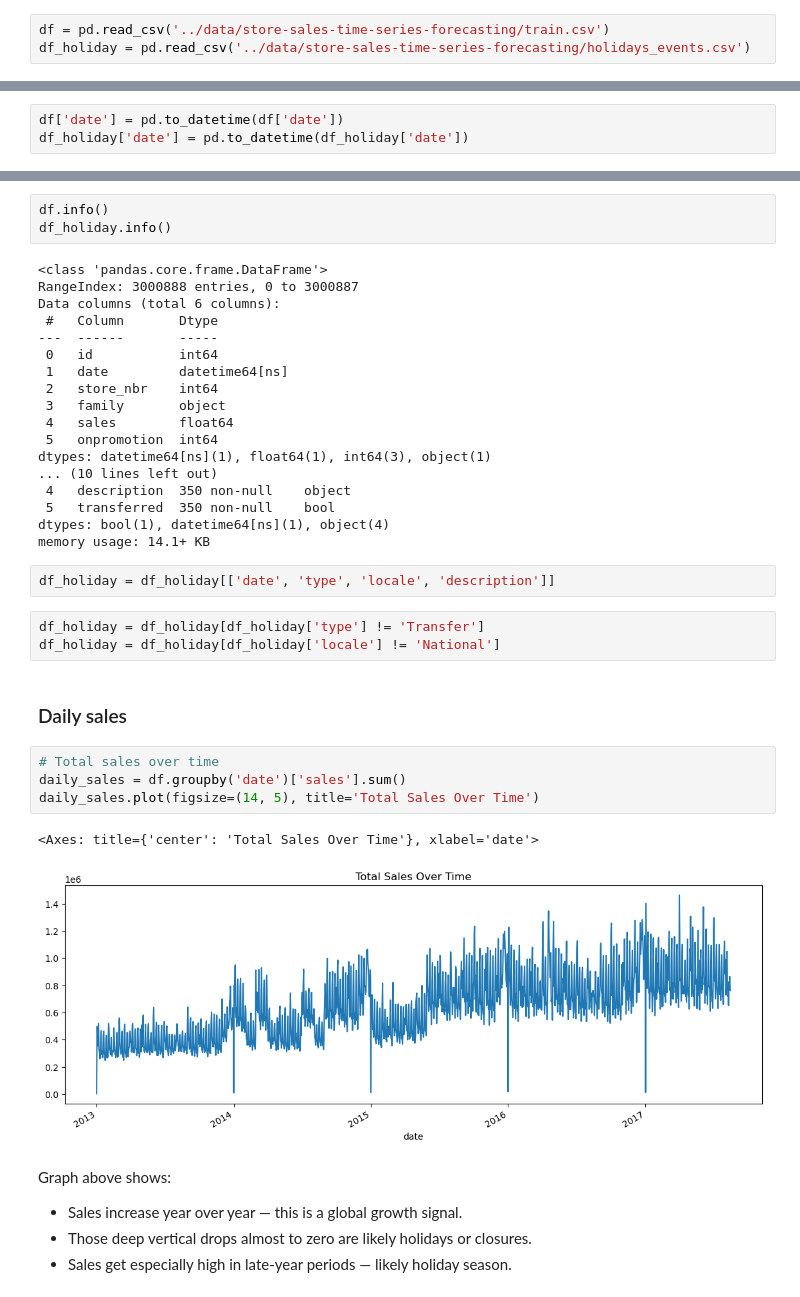
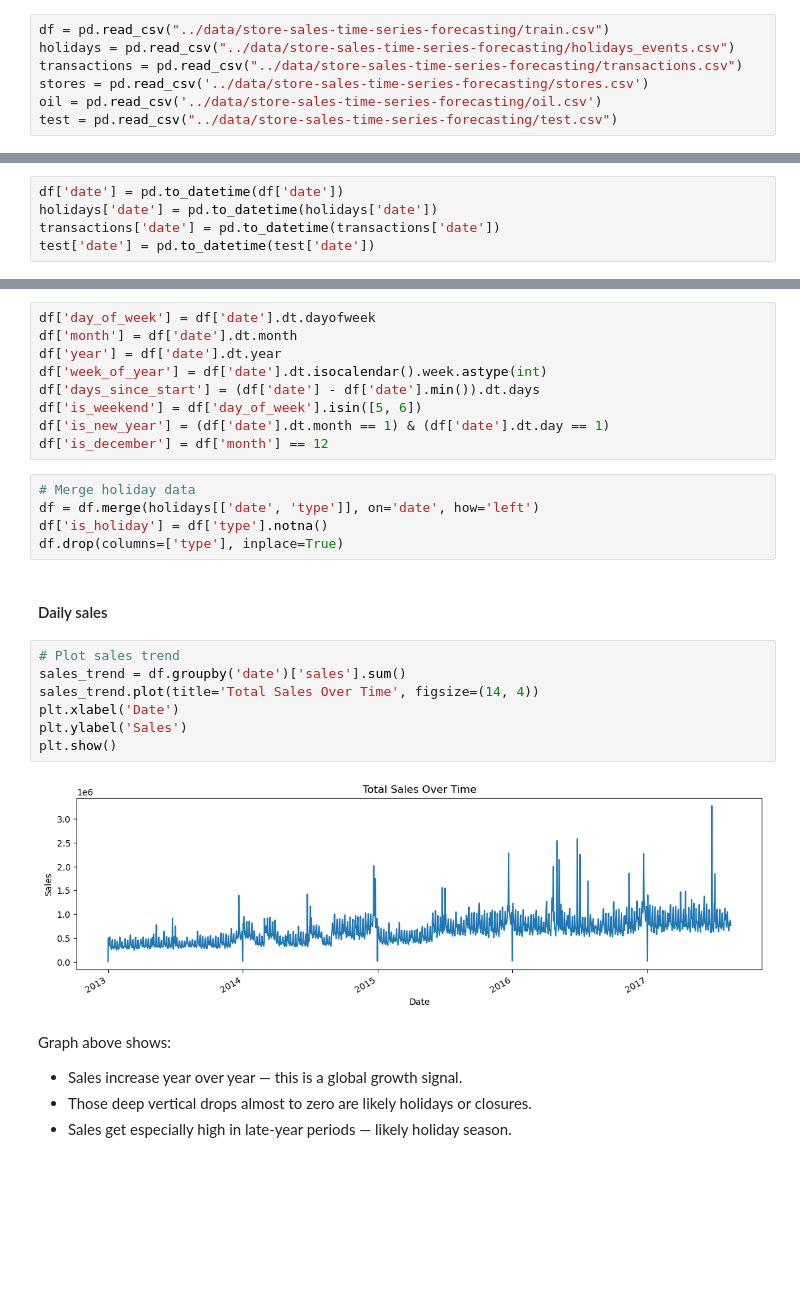
Before and after one commit to s-lien-0/data-science-engineering-challenge, a Jupyter notebook: challenge_06_store-sales-time-series-forecasting/analysis/analysis.ipynb, the cells around one changed output, grey strips where cells are left out. Drawn from its saved outputs; the diff is of its cells as text; blank space fills up the shorter version.

Commit message:
feat: External data enrichment, model training, generating predictions

```diff
--- a/challenge_06_store-sales-time-series-forecasting/analysis/analysis.ipynb
+++ b/challenge_06_store-sales-time-series-forecasting/analysis/analysis.ipynb
@@ -15,3 +21,7 @@ import matplotlib.pyplot as plt
 # %%
-df = pd.read_csv('../data/store-sales-time-series-forecasting/train.csv')
-df_holiday = pd.read_csv('../data/store-sales-time-series-forecasting/holidays_events.csv')
+df = pd.read_csv("../data/store-sales-time-series-forecasting/train.csv")
+holidays = pd.read_csv("../data/store-sales-time-series-forecasting/holidays_events.csv")
+transactions = pd.read_csv("../data/store-sales-time-series-forecasting/transactions.csv")
+stores = pd.read_csv('../data/store-sales-time-series-forecasting/stores.csv')
+oil = pd.read_csv('../data/store-sales-time-series-forecasting/oil.csv')
+test = pd.read_csv("../data/store-sales-time-series-forecasting/test.csv")
@@ -39,3 +30,5 @@ dtype: int64
 # %%
 df['date'] = pd.to_datetime(df['date'])
-df_holiday['date'] = pd.to_datetime(df_holiday['date'])
+holidays['date'] = pd.to_datetime(holidays['date'])
+transactions['date'] = pd.to_datetime(transactions['date'])
+test['date'] = pd.to_datetime(test['date'])
@@ -46,38 +35,28 @@ print(df['date'].min(), df['date'].max())
-# %%
-df.info()
-df_holiday.info()
-# %% [output]
-<class 'pandas.core.frame.DataFrame'>
-RangeIndex: 3000888 entries, 0 to 3000887
-Data columns (total 6 columns):
- #   Column       Dtype
----  ------       -----
- 0   id           int64
- 1   date         datetime64[ns]
- 2   store_nbr    int64
- 3   family       object
- 4   sales        float64
- 5   onpromotion  int64
-dtypes: datetime64[ns](1), float64(1), int64(3), object(1)
-... (10 lines left out)
- 4   description  350 non-null    object
- 5   transferred  350 non-null    bool
-dtypes: bool(1), datetime64[ns](1), object(4)
-memory usage: 14.1+ KB
+# %%
+df['day_of_week'] = df['date'].dt.dayofweek
+df['month'] = df['date'].dt.month
+df['year'] = df['date'].dt.year
+df['week_of_year'] = df['date'].dt.isocalendar().week.astype(int)
+df['days_since_start'] = (df['date'] - df['date'].min()).dt.days
+df['is_weekend'] = df['day_of_week'].isin([5, 6])
+df['is_new_year'] = (df['date'].dt.month == 1) & (df['date'].dt.day == 1)
+df['is_december'] = df['month'] == 12
 # %%
-df_holiday = df_holiday[['date', 'type', 'locale', 'description']]
+# Merge holiday data
+df = df.merge(holidays[['date', 'type']], on='date', how='left')
+df['is_holiday'] = df['type'].notna()
+df.drop(columns=['type'], inplace=True)
-# %%
-df_holiday = df_holiday[df_holiday['type'] != 'Transfer']
-df_holiday = df_holiday[df_holiday['locale'] != 'National']
 # %% [markdown]
-### Daily sales
+#### Daily sales
 # %%
-# Total sales over time
-daily_sales = df.groupby('date')['sales'].sum()
-daily_sales.plot(figsize=(14, 5), title='Total Sales Over Time')
+# Plot sales trend
+sales_trend = df.groupby('date')['sales'].sum()
+sales_trend.plot(title='Total Sales Over Time', figsize=(14, 4))
+plt.xlabel('Date')
+plt.ylabel('Sales')
+plt.show()
 # %% [output]
-<Axes: title={'center': 'Total Sales Over Time'}, xlabel='date'>
-[figure, old version]
+[figure, new version]
 # %% [markdown]
 Graph above shows:
 - Sales increase year over year — this is a global growth signal.
```
Also changed, not shown: parts of 43 cells of this notebook, 1 other file.
